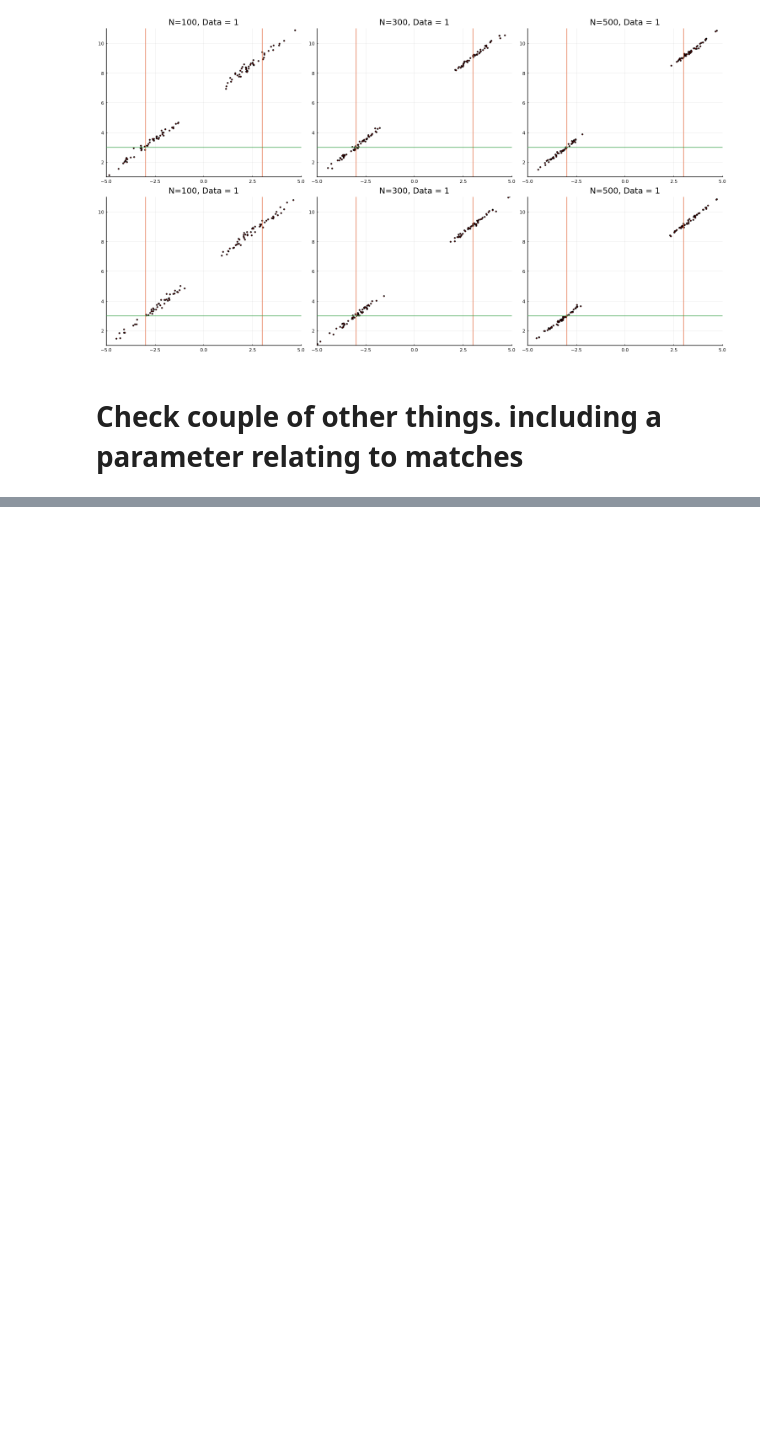
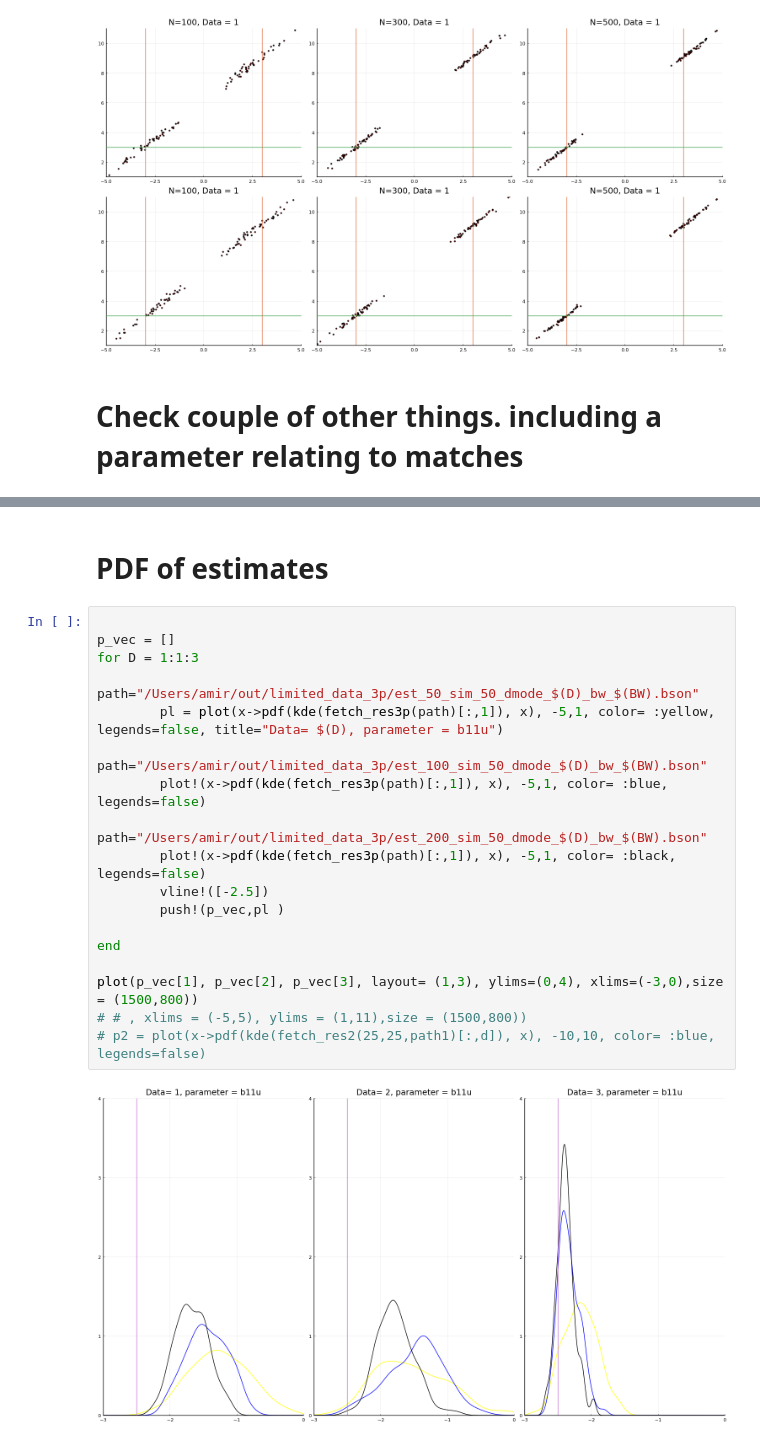
Before and after one commit to amirkp/NPSML-Estimator-Price-Data, a Jupyter notebook: Price Estimation April 2022/NOTS/output/nb 2022 07 14.ipynb, the cells around one changed output, grey strips where cells are left out. Saved outputs shown, nothing was run; the diff lists cells and outputs as text; blank space fills up the shorter version.

```diff
--- a/Price Estimation April 2022/NOTS/output/nb 2022 07 14.ipynb
+++ b/Price Estimation April 2022/NOTS/output/nb 2022 07 14.ipynb
@@ -278,0 +369,22 @@ plot(p_vec[1], p_vec[2], p_vec[3],p_vec[4], p_vec[5], p_vec[6], layout= (2,3), x
+# %% [markdown]
+# PDF of estimates
+# %%
+
+p_vec = []
+for D = 1:1:3
+        path="/Users/amir/out/limited_data_3p/est_50_sim_50_dmode_$(D)_bw_$(BW).bson"
+        pl = plot(x->pdf(kde(fetch_res3p(path)[:,1]), x), -5,1, color= :yellow, legends=false, title="Data= $(D), parameter = b11u")
+        path="/Users/amir/out/limited_data_3p/est_100_sim_50_dmode_$(D)_bw_$(BW).bson"
+        plot!(x->pdf(kde(fetch_res3p(path)[:,1]), x), -5,1, color= :blue, legends=false)
+        path="/Users/amir/out/limited_data_3p/est_200_sim_50_dmode_$(D)_bw_$(BW).bson"
+        plot!(x->pdf(kde(fetch_res3p(path)[:,1]), x), -5,1, color= :black, legends=false)
+        vline!([-2.5])
+        push!(p_vec,pl )
+
+end
+
+plot(p_vec[1], p_vec[2], p_vec[3], layout= (1,3), ylims=(0,4), xlims=(-3,0),size = (1500,800))
+# # , xlims = (-5,5), ylims = (1,11),size = (1500,800))
+# p2 = plot(x->pdf(kde(fetch_res2(25,25,path1)[:,d]), x), -10,10, color= :blue, legends=false)
+# %% [output]
+[figure, added]
```
Also changed, not shown: parts of 11 cells of this notebook, 5 other files.
